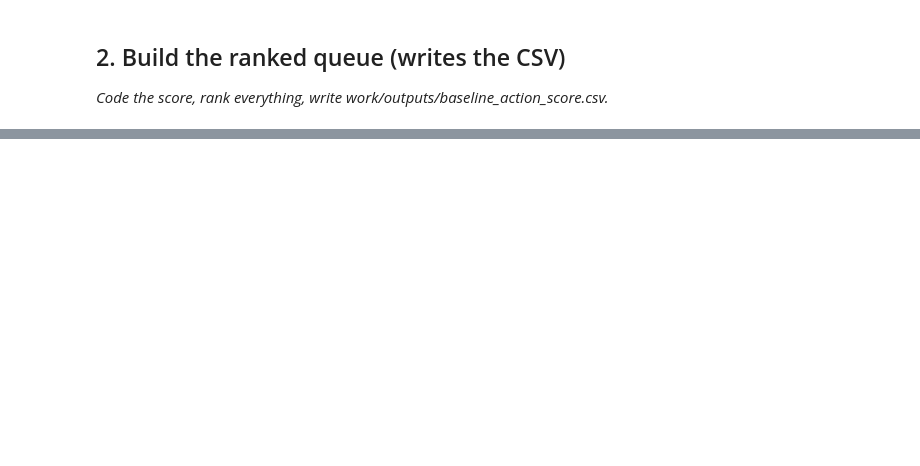
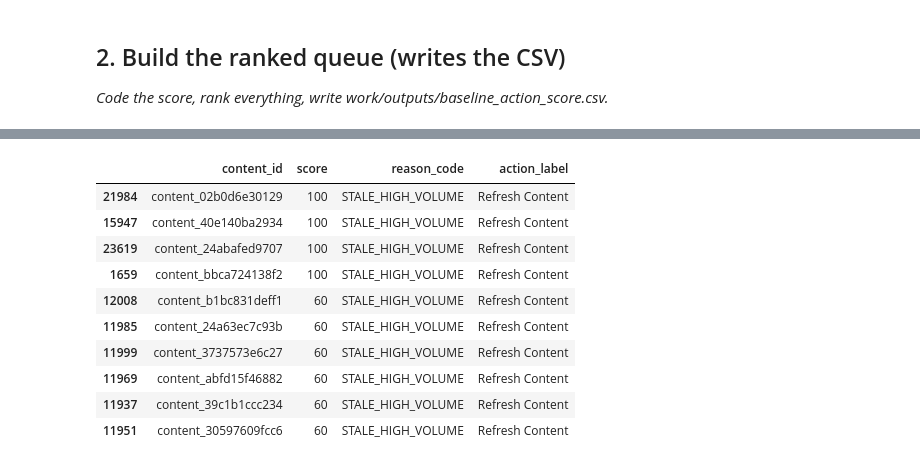
Before and after one commit to Krishma-adhikari/flyrank-projects, a Jupyter notebook: work/notebooks/w04_baseline_score.ipynb, the cells around one changed output, grey strips where cells are left out. Saved outputs shown, nothing was run; the diff lists cells and outputs as text; code cells hidden in the pictures; blank space fills up the shorter version.

```diff
--- a/work/notebooks/w04_baseline_score.ipynb
+++ b/work/notebooks/w04_baseline_score.ipynb
@@ -54,0 +159,21 @@ thr
+# %%
+top10 = df.head(10)[[
+    "content_id",
+    "score",
+    "reason_code",
+    "action_label"
+]]
+
+top10
+# %% [output]
+|  | content_id | score | reason_code | action_label |
+| 21984 | content_02b0d6e30129 | 100 | STALE_HIGH_VOLUME | Refresh Content |
+| 15947 | content_40e140ba2934 | 100 | STALE_HIGH_VOLUME | Refresh Content |
+| 23619 | content_24abafed9707 | 100 | STALE_HIGH_VOLUME | Refresh Content |
+| 1659 | content_bbca724138f2 | 100 | STALE_HIGH_VOLUME | Refresh Content |
+| 12008 | content_b1bc831deff1 | 60 | STALE_HIGH_VOLUME | Refresh Content |
+| 11985 | content_24a63ec7c93b | 60 | STALE_HIGH_VOLUME | Refresh Content |
+| 11999 | content_3737573e6c27 | 60 | STALE_HIGH_VOLUME | Refresh Content |
+| 11969 | content_abfd15f46882 | 60 | STALE_HIGH_VOLUME | Refresh Content |
+| 11937 | content_39c1b1ccc234 | 60 | STALE_HIGH_VOLUME | Refresh Content |
+| 11951 | content_30597609fcc6 | 60 | STALE_HIGH_VOLUME | Refresh Content |
```
Also changed, not shown: parts of 31 cells of this notebook.
